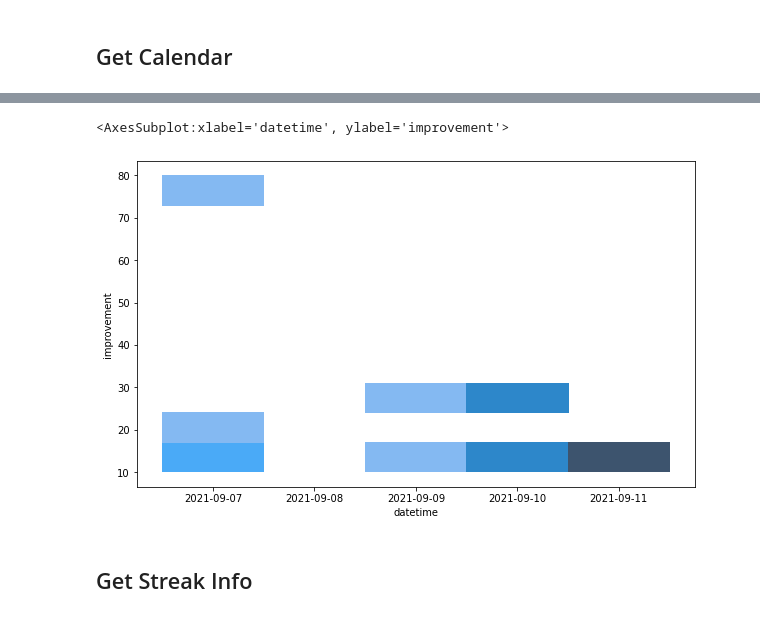
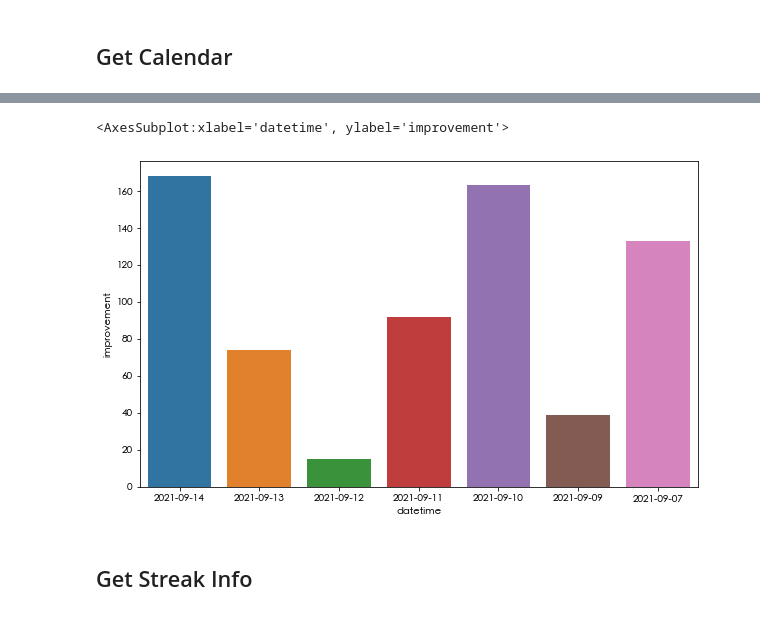
Before and after one commit to sejaldua/duolingogogo, a Jupyter notebook: Exploration.ipynb, the cells around one changed output, grey strips where cells are left out. Saved outputs shown, nothing was run; the diff lists cells and outputs as text; code cells hidden in the pictures.

```diff
--- a/Exploration.ipynb
+++ b/Exploration.ipynb
@@ -19,6 +19,9 @@ import duolingo
 import pandas as pd
 import seaborn as sns
 import matplotlib.pyplot as plt
+import matplotlib.font_manager
+matplotlib.font_manager._rebuild()
+matplotlib.rcParams['font.family'] = ['Heiti TC']
 # %%
 with open("duo_credentials.yaml", 'r') as stream:
     creds = yaml.safe_load(stream)
@@ -74,10 +77,10 @@ calendar_df
 | 0 | None | 80 | test | 2021-09-07 |
 # %%
 fig = plt.figure(figsize=(10,6))
-sns.histplot(data=calendar_df, x='datetime', y='improvement', multiple='stack')
+sns.barplot(data=calendar_df, x='datetime', y='improvement', estimator=sum, ci=None)
 # %% [output]
 <AxesSubplot:xlabel='datetime', ylabel='improvement'>
-[figure, old version]
+[figure, new version]
 # %% [markdown]
 ## Get Streak Info
 # %%
```
Also changed, not shown: parts of 15 cells of this notebook.
